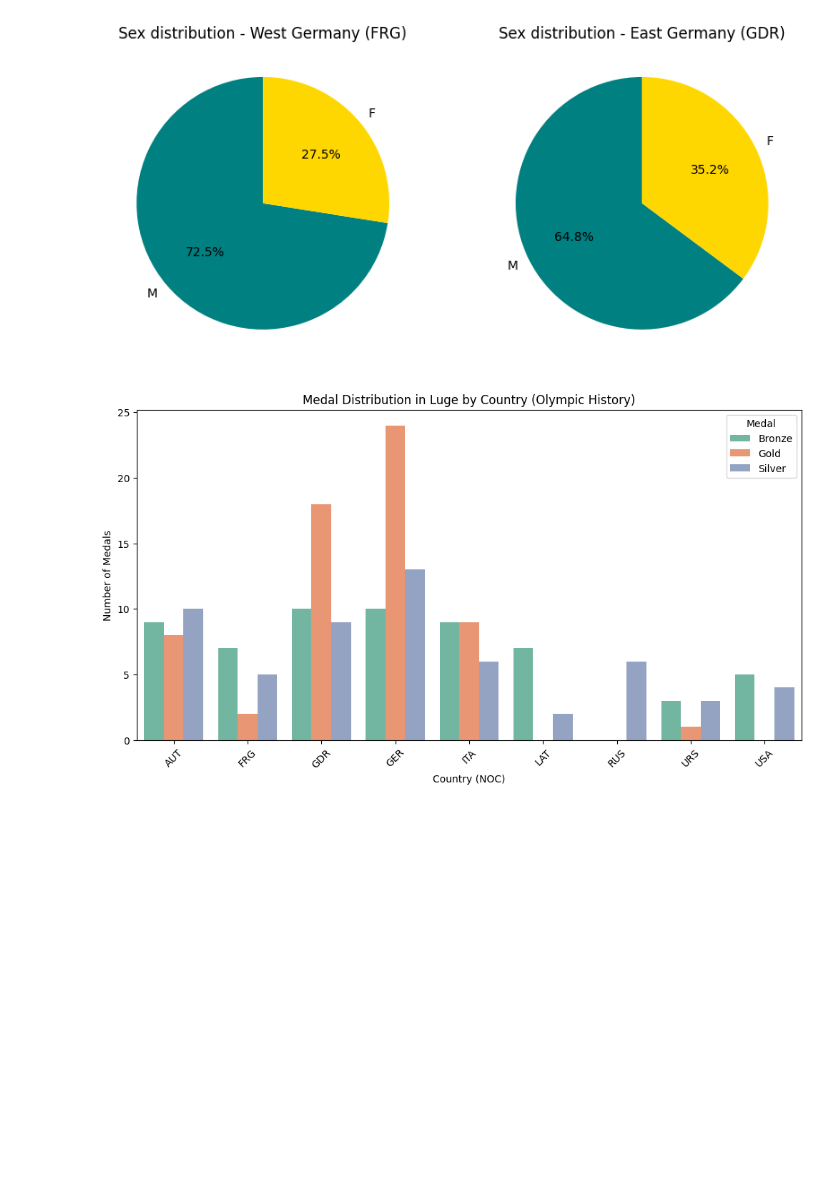
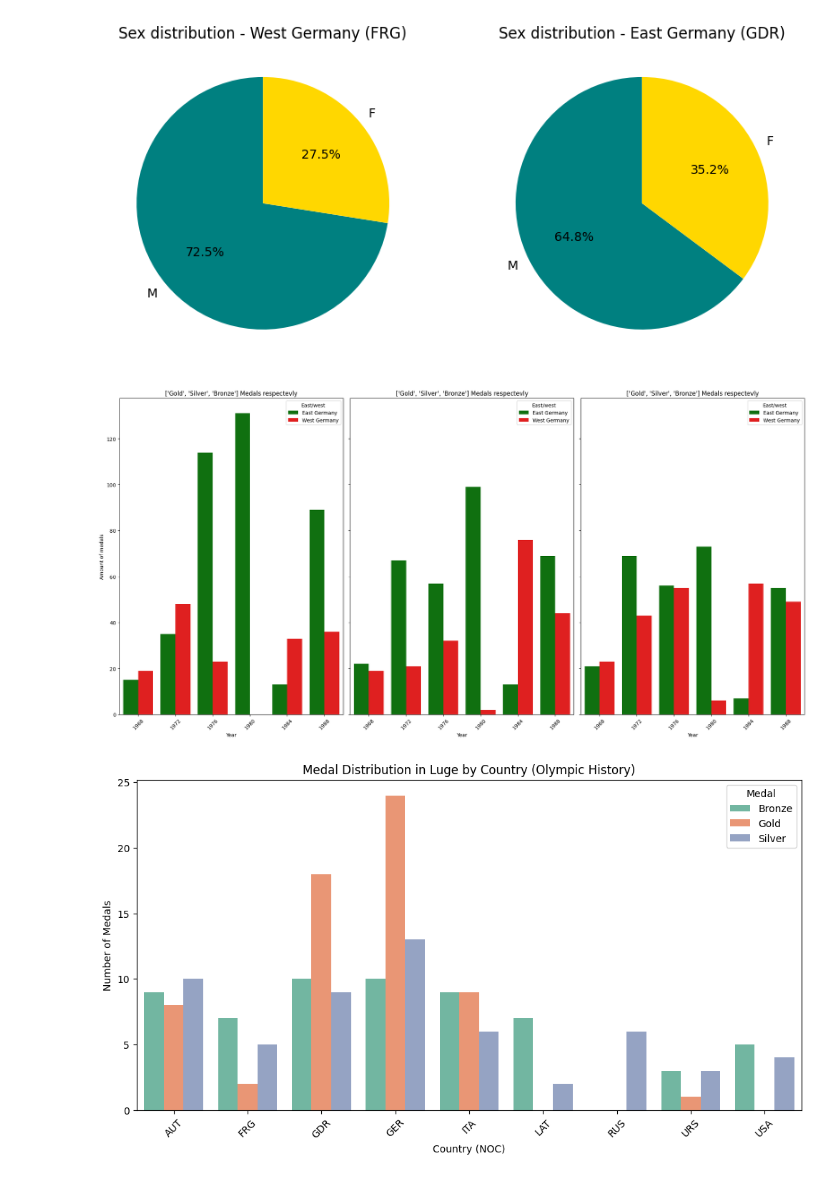
Before and after one commit to SebastianPetersson/Project_OS, a Jupyter notebook: Projekt_OS_Tyskland.ipynb, the cells around one changed output. Cells and saved outputs as stored; diff of their text form; code cells hidden in the pictures; blank space fills up the shorter version.

```diff
--- a/Projekt_OS_Tyskland.ipynb
+++ b/Projekt_OS_Tyskland.ipynb
@@ -91,6 +91,34 @@ fig.update_layout(
     title={'text' : 'German participants through the years','x':0.5,'xanchor':'center'},
     xaxis_title='År', yaxis_title='Antal deltagare', legend_title='Nation'
 )
+# %%
+east = east_germany[['Year', 'Medal']].dropna(subset=['Medal'])
+east_medals = east.groupby(['Year', 'Medal']).size().unstack(fill_value=0)
+east_medals
+
+west = west_germany[['Year', 'Medal']].dropna(subset=['Medal'])
+west_medals = west.groupby(['Year', 'Medal']).size().unstack(fill_value=0)
+
+fallen_years = sorted(set(west_medals.index).union(set(east_medals.index)))
+Dif_medals = ['Gold', 'Silver', 'Bronze']
+
+fig, axes= plt.subplots(1,3, figsize=(20,10),sharey=True)
+
+
+for i, medal in enumerate (Dif_medals):
+    ax = axes[i]
+    plotting = pd.DataFrame({'Year': fallen_years, 'East Germany':east_medals[medal].values,'West Germany': west_medals[medal].values})
+
+    medal_molten = plotting.melt(id_vars='Year', var_name='East/west', value_name= 'Number of medals')
+    sns.barplot(data=medal_molten,x='Year', y='Number of medals', ax=ax, hue='East/west', palette= {'East Germany': 'green', 'West Germany': 'red'})
+    ax.set_title(f'{Dif_medals} Medals respectevly')
+    ax.set_xlabel('Year')
+    ax.set_ylabel('Amount of medals')
+    ax.tick_params(axis='x', rotation=45)
+plt.tight_layout()
+plt.show()
+# %% [output]
+[figure, added]
 # %%
 Functions.medals_per_column(olympics, "Luge")
 # %% [output]
```
